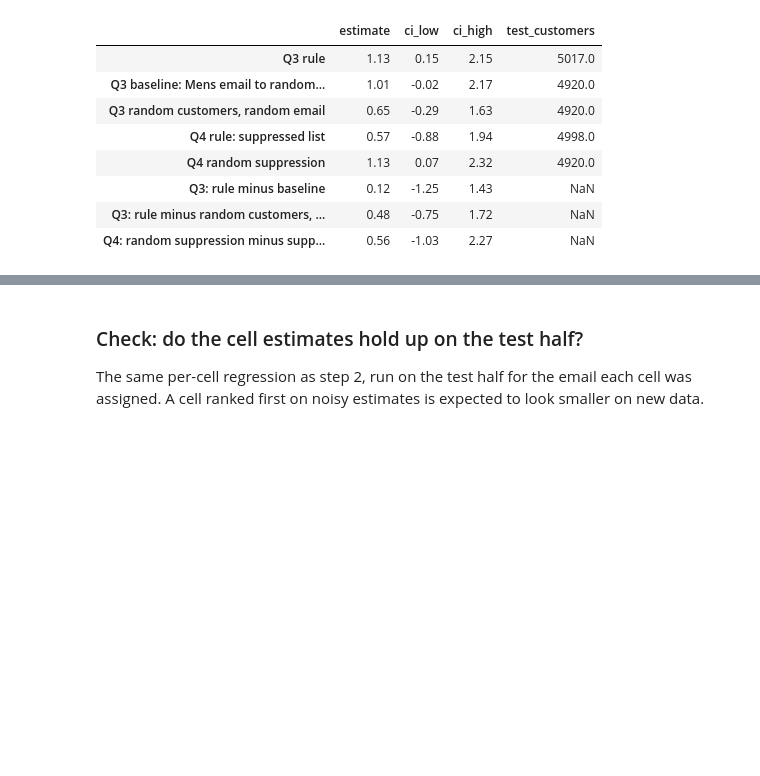
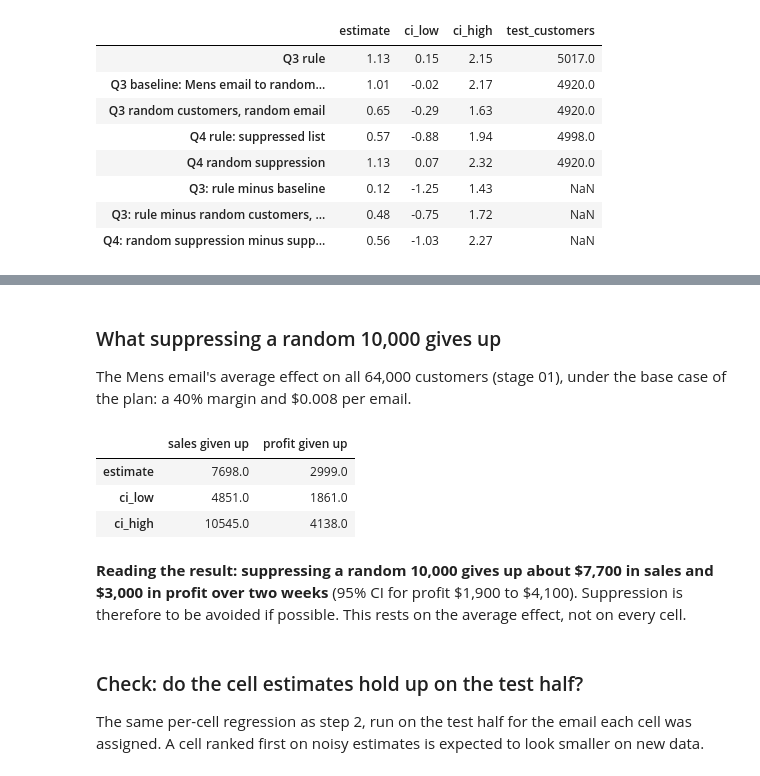
Before and after one commit to flora29058486/email-campaign-targeting, a Jupyter notebook: notebooks/03_01_targeting_rule.ipynb, the cells around one changed output, grey strips where cells are left out. Drawn from its saved outputs; the diff is of its cells as text; code cells hidden in the pictures; blank space fills up the shorter version.

```diff
--- a/notebooks/03_01_targeting_rule.ipynb
+++ b/notebooks/03_01_targeting_rule.ipynb
@@ -315,3 +403,25 @@ The baseline's \$1.01 is above the Mens email's overall effect of \$0.77 in stag
+# %% [markdown]
+### What suppressing a random 10,000 gives up
+
+The Mens email's average effect on all 64,000 customers (stage 01), under the base case of the plan: a 40% margin and \$0.008 per email.
+# %%
+from scipy import stats
+
+mens_spend = df.loc[df["segment"] == "Mens E-Mail", "spend"]
+none_spend = df.loc[df["segment"] == "No E-Mail", "spend"]
+welch = stats.ttest_ind(mens_spend, none_spend, equal_var=False).confidence_interval()
+per_customer = {"estimate": mens_spend.mean() - none_spend.mean(), "ci_low": welch.low, "ci_high": welch.high}
+pd.DataFrame({
+    "sales given up": {k: N_TARGET * v for k, v in per_customer.items()},
+    "profit given up": {k: N_TARGET * (MARGIN * v - COST) for k, v in per_customer.items()},
+}).round(0)
+# %% [output]
+|  | sales given up | profit given up |
+| estimate | 7698.0 | 2999.0 |
+| ci_low | 4851.0 | 1861.0 |
+| ci_high | 10545.0 | 4138.0 |
+# %% [markdown]
+**Reading the result: suppressing a random 10,000 gives up about \$7,700 in sales and \$3,000 in profit over two weeks** (95% CI for profit \$1,900 to \$4,100). Suppression is therefore to be avoided if possible. This rests on the average effect, not on every cell.
 # %% [markdown]
 ### Check: do the cell estimates hold up on the test half?
 
```
Also changed, not shown: parts of 6 cells of this notebook, 6 other files.
